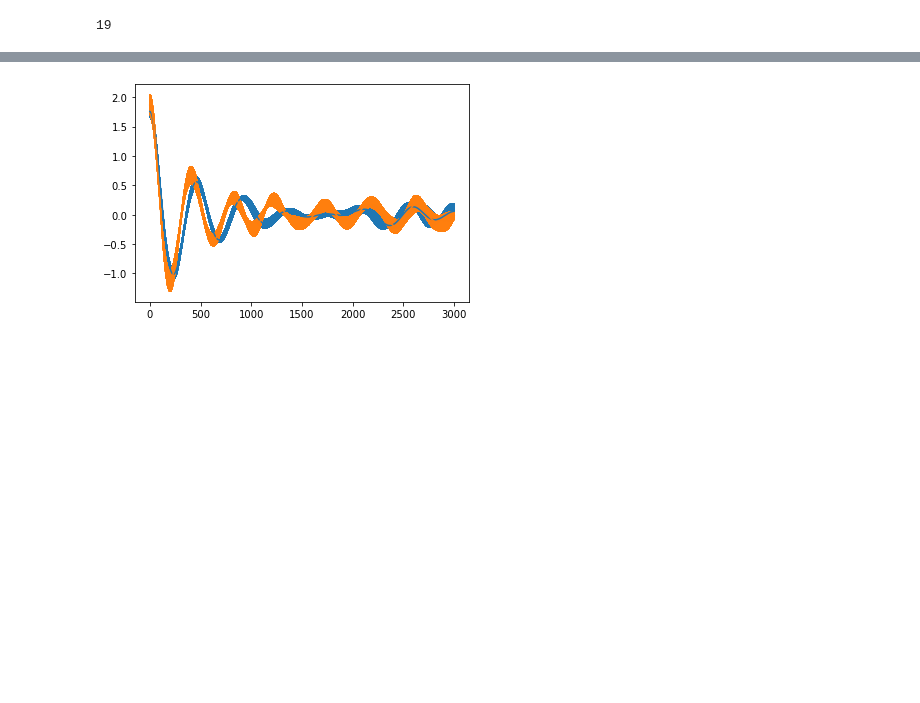
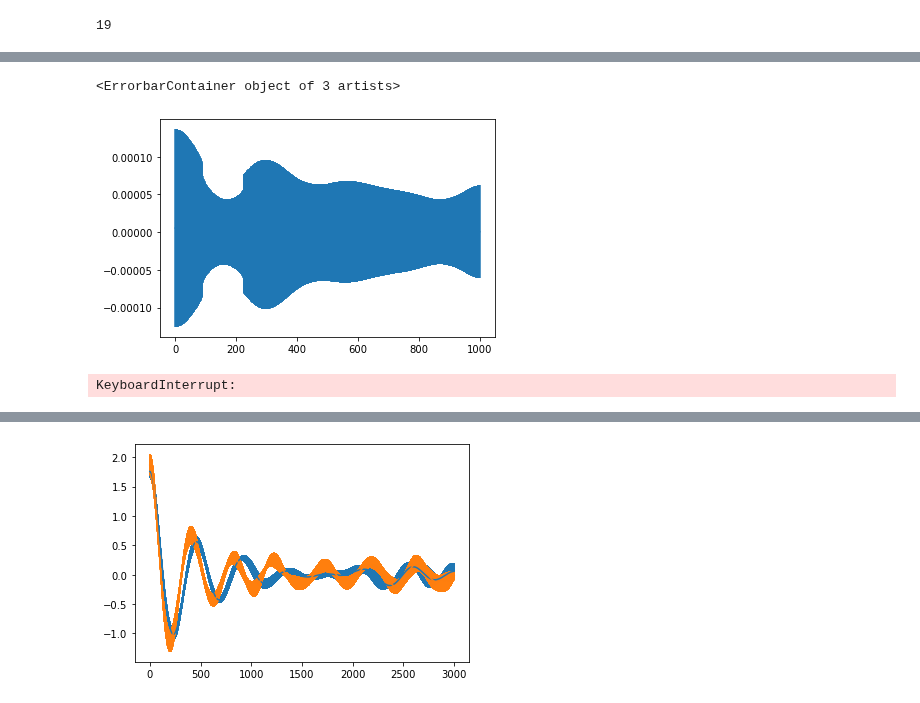
Before and after one commit to jannisgebbo/langevinA, a Jupyter notebook: jupyter_notebooks/ModelG_spectral_function.ipynb, the cells around one changed output, grey strips where cells are left out. Cells and saved outputs as stored; diff of their text form; code cells hidden in the pictures; blank space fills up the shorter version.

```diff
--- a/jupyter_notebooks/ModelG_spectral_function.ipynb
+++ b/jupyter_notebooks/ModelG_spectral_function.ipynb
@@ -100,3 +100,10 @@ data1.load("OtOttp","A")
 len(data1.OtOttp_time["A"].view(float).reshape(-1, 2))
 # %% [output]
 19
+# %%
+av = data64.tmpGetAv('A',5000,-1, lambda x : blockedBootstrap(x, 10,100))
+# %%
+end = 10000
+# %%
+%%time
+cor = StatResult(computeOtOtp(av[:end],av[:end],autocorrelatedErr,nTMax =1000))
@@ -103 +113,10 @@ len(data1.OtOttp_time["A"].view(float).reshape(-1, 2))
+# %%
+plt.errorbar(range(1000),cor.mean, cor.err)
+# %% [output]
+<ErrorbarContainer object of 3 artists>
+[figure, added]
+# %%
+intAutocorrrelationTime(av)
+# %% [output]
+KeyboardInterrupt:
 # %%
```
Also changed, not shown: parts of 4 cells of this notebook, 4 other files.
